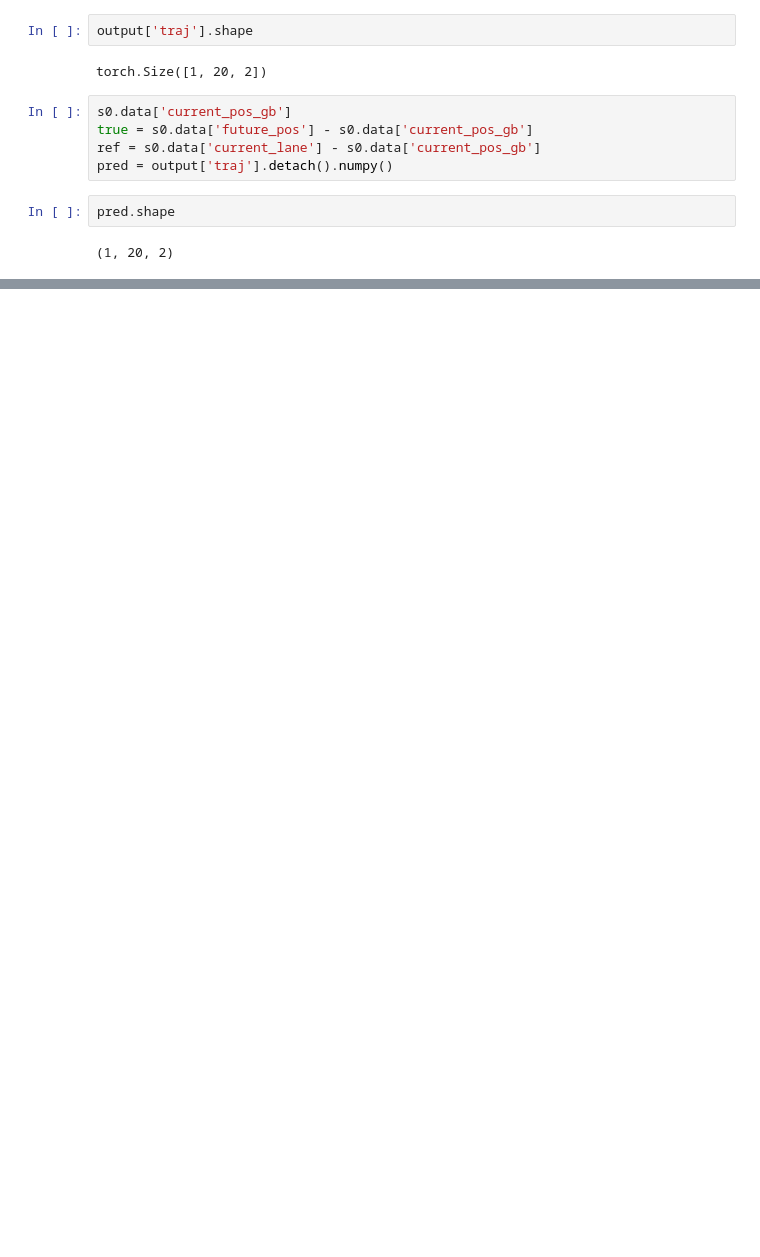
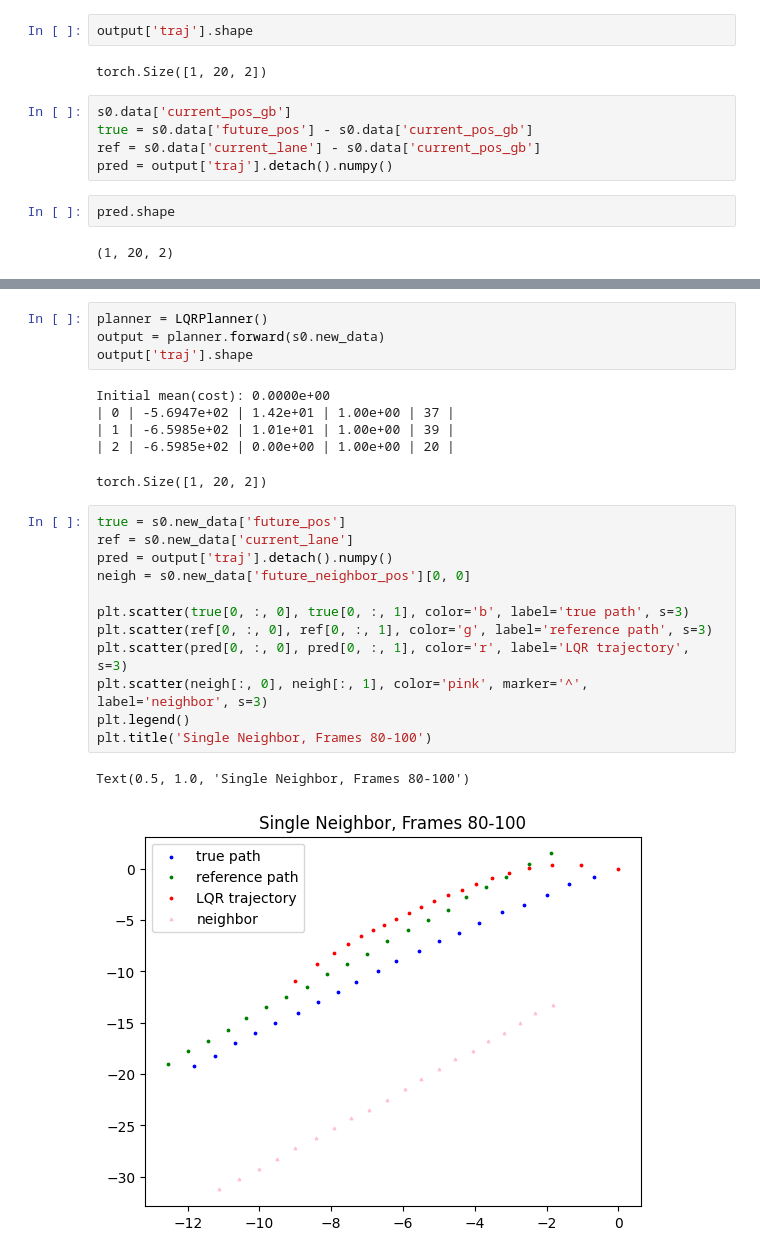
Before and after one commit to NishkaArora/multi_agent_planner_nuplan, a Jupyter notebook: tutorials/LQR using NuPlan Scenario.ipynb, the cells around one changed output, grey strips where cells are left out. Saved outputs shown, nothing was run; the diff lists cells and outputs as text; blank space fills up the shorter version.

Commit message:
Recending horizon LQR works for single agent

```diff
--- a/tutorials/LQR using NuPlan Scenario.ipynb
+++ b/tutorials/LQR using NuPlan Scenario.ipynb
@@ -306,0 +318,25 @@ plt.legend()
+# %%
+planner = LQRPlanner()
+output = planner.forward(s0.new_data)
+output['traj'].shape
+# %% [output]
+Initial mean(cost): 0.0000e+00
+| 0 | -5.6947e+02 | 1.42e+01 | 1.00e+00 | 37 |
+| 1 | -6.5985e+02 | 1.01e+01 | 1.00e+00 | 39 |
+| 2 | -6.5985e+02 | 0.00e+00 | 1.00e+00 | 20 |
+torch.Size([1, 20, 2])
+# %%
+true = s0.new_data['future_pos']
+ref = s0.new_data['current_lane']
+pred = output['traj'].detach().numpy()
+neigh = s0.new_data['future_neighbor_pos'][0, 0]
+
+plt.scatter(true[0, :, 0], true[0, :, 1], color='b', label='true path', s=3)
+plt.scatter(ref[0, :, 0], ref[0, :, 1], color='g', label='reference path', s=3)
+plt.scatter(pred[0, :, 0], pred[0, :, 1], color='r', label='LQR trajectory', s=3)
+plt.scatter(neigh[:, 0], neigh[:, 1], color='pink', marker='^', label='neighbor', s=3)
+plt.legend()
+plt.title('Single Neighbor, Frames 80-100')
+# %% [output]
+Text(0.5, 1.0, 'Single Neighbor, Frames 80-100')
+[figure, added]
```
Also changed, not shown: parts of 11 cells of this notebook.
